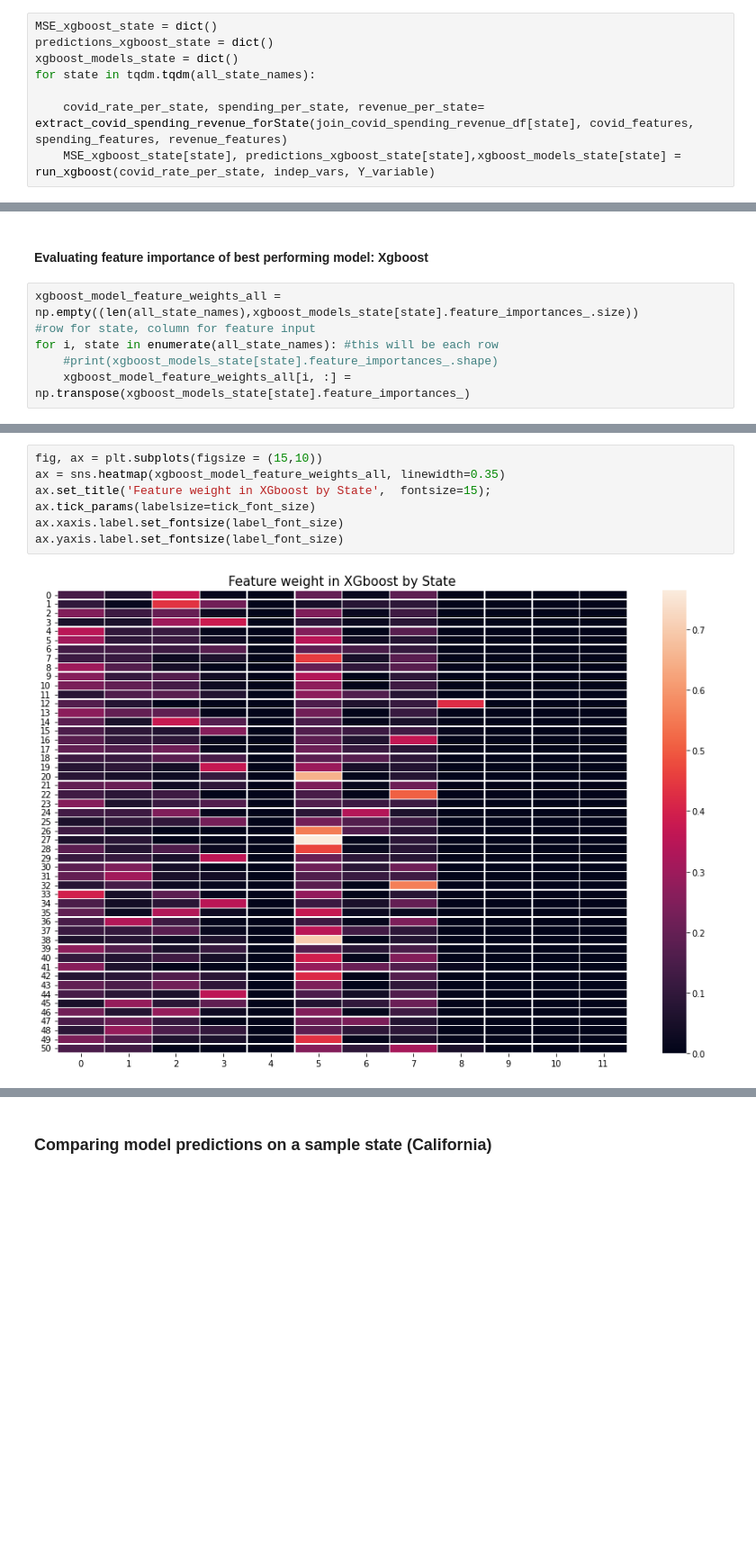
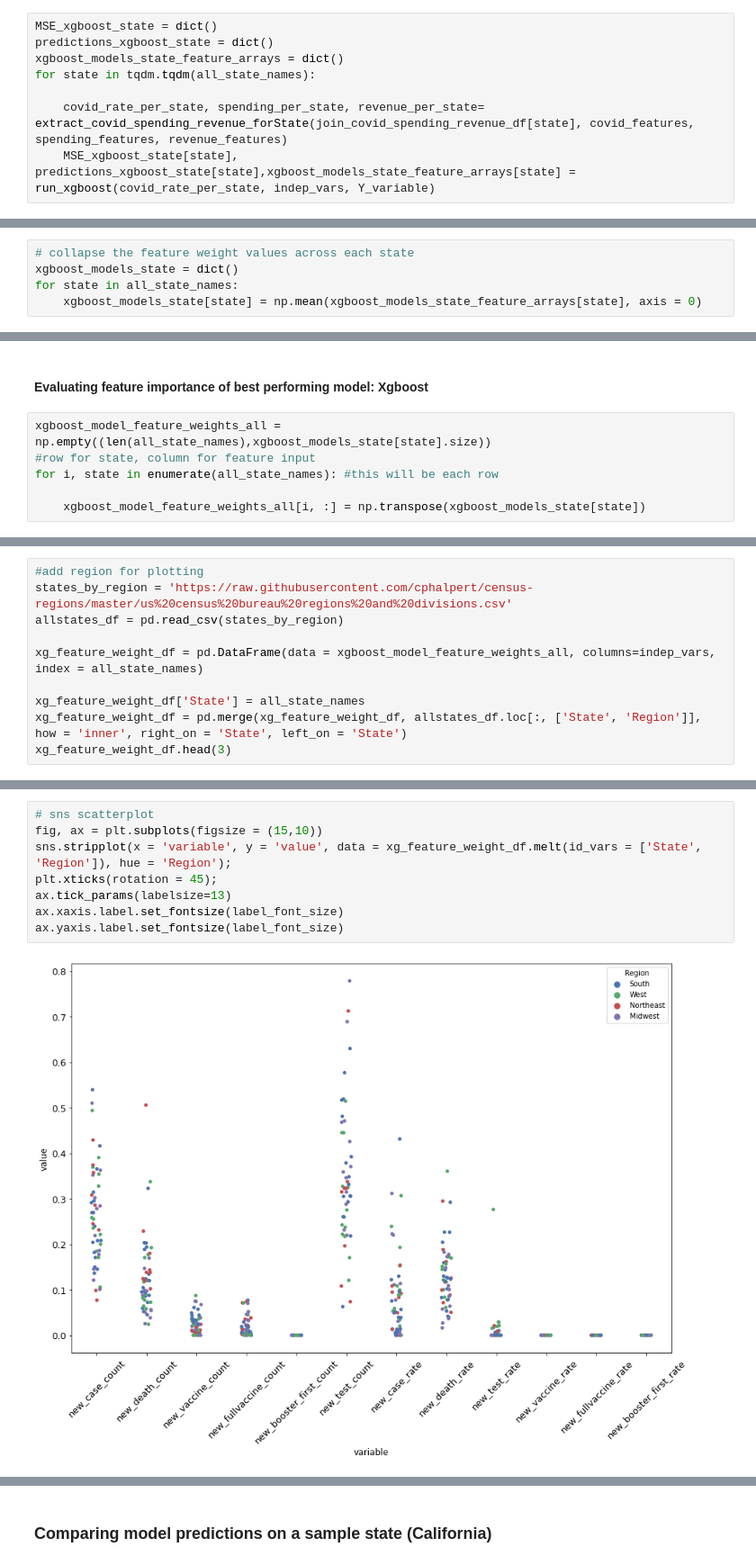
Before and after one commit to cjohnsoncruz/covid_spread_and_business_revenue, a Jupyter notebook: Quantifying_how_Covid_Case_Rates_affect_Business_Revenue.ipynb, the cells around one changed output, grey strips where cells are left out. Shown: that part at 90% size. Cells and saved outputs as stored; diff of their text form; blank space fills up the shorter version.

Commit message:
finished XGboost comparison

```diff
--- a/Quantifying_how_Covid_Case_Rates_affect_Business_Revenue.ipynb
+++ b/Quantifying_how_Covid_Case_Rates_affect_Business_Revenue.ipynb
@@ -580,13 +550,18 @@ def run_xgboost(covid_rate_per_state,indep_vars, Y_variable):
 # %%
 MSE_xgboost_state = dict()
 predictions_xgboost_state = dict()
-xgboost_models_state = dict()
+xgboost_models_state_feature_arrays = dict()
 for state in tqdm.tqdm(all_state_names):
 
     covid_rate_per_state, spending_per_state, revenue_per_state= extract_covid_spending_revenue_forState(join_covid_spending_revenue_df[state], covid_features, spending_features, revenue_features)
-    MSE_xgboost_state[state], predictions_xgboost_state[state],xgboost_models_state[state] = run_xgboost(covid_rate_per_state, indep_vars, Y_variable)
+    MSE_xgboost_state[state], predictions_xgboost_state[state],xgboost_models_state_feature_arrays[state] = run_xgboost(covid_rate_per_state, indep_vars, Y_variable)
 # %% [markdown]
 #### Evaluating XGboost performance
+# %%
+# collapse the feature weight values across each state
+xgboost_models_state = dict()
+for state in all_state_names:
+    xgboost_models_state[state] = np.mean(xgboost_models_state_feature_arrays[state], axis = 0)
 # %%
 
 #create a dataframe of the mean RMSE across all cross validation folds for all states for gradient boosted trees
@@ -654,8 +618,8 @@ XGboost decreases the root mean squared error value across the board 10x, while
 # %% [markdown]
 #### Evaluating feature importance of best performing model: Xgboost
 # %%
-xgboost_model_feature_weights_all = np.empty((len(all_state_names),xgboost_models_state[state].feature_importances_.size))
+xgboost_model_feature_weights_all = np.empty((len(all_state_names),xgboost_models_state[state].size))
 #row for state, column for feature input
 for i, state in enumerate(all_state_names): #this will be each row
-    #print(xgboost_models_state[state].feature_importances_.shape)
-    xgboost_model_feature_weights_all[i, :] = np.transpose(xgboost_models_state[state].feature_importances_)
+
+    xgboost_model_feature_weights_all[i, :] = np.transpose(xgboost_models_state[state])
@@ -663,0 +626,10 @@ for i, state in enumerate(all_state_names): #this will be each row
+# %%
+#add region for plotting
+states_by_region = 'https://raw.githubusercontent.com/cphalpert/census-regions/master/us%20census%20bureau%20regions%20and%20divisions.csv'
+allstates_df = pd.read_csv(states_by_region)
+
+xg_feature_weight_df = pd.DataFrame(data = xgboost_model_feature_weights_all, columns=indep_vars, index = all_state_names)
+
+xg_feature_weight_df['State'] = all_state_names
+xg_feature_weight_df = pd.merge(xg_feature_weight_df, allstates_df.loc[:, ['State', 'Region']], how = 'inner', right_on = 'State', left_on = 'State')
+xg_feature_weight_df.head(3)
@@ -664,9 +641,10 @@ for i, state in enumerate(all_state_names): #this will be each row
 # %%
+# sns scatterplot
 fig, ax = plt.subplots(figsize = (15,10))
-ax = sns.heatmap(xgboost_model_feature_weights_all, linewidth=0.35)
-ax.set_title('Feature weight in XGboost by State',  fontsize=15);
-ax.tick_params(labelsize=tick_font_size)
+sns.stripplot(x = 'variable', y = 'value', data = xg_feature_weight_df.melt(id_vars = ['State', 'Region']), hue = 'Region');
+plt.xticks(rotation = 45);
+ax.tick_params(labelsize=13)
 ax.xaxis.label.set_fontsize(label_font_size)
 ax.yaxis.label.set_fontsize(label_font_size)
 # %% [output]
-[figure, old version]
+[figure, new version]
```
Also changed, not shown: parts of 33 cells of this notebook.
